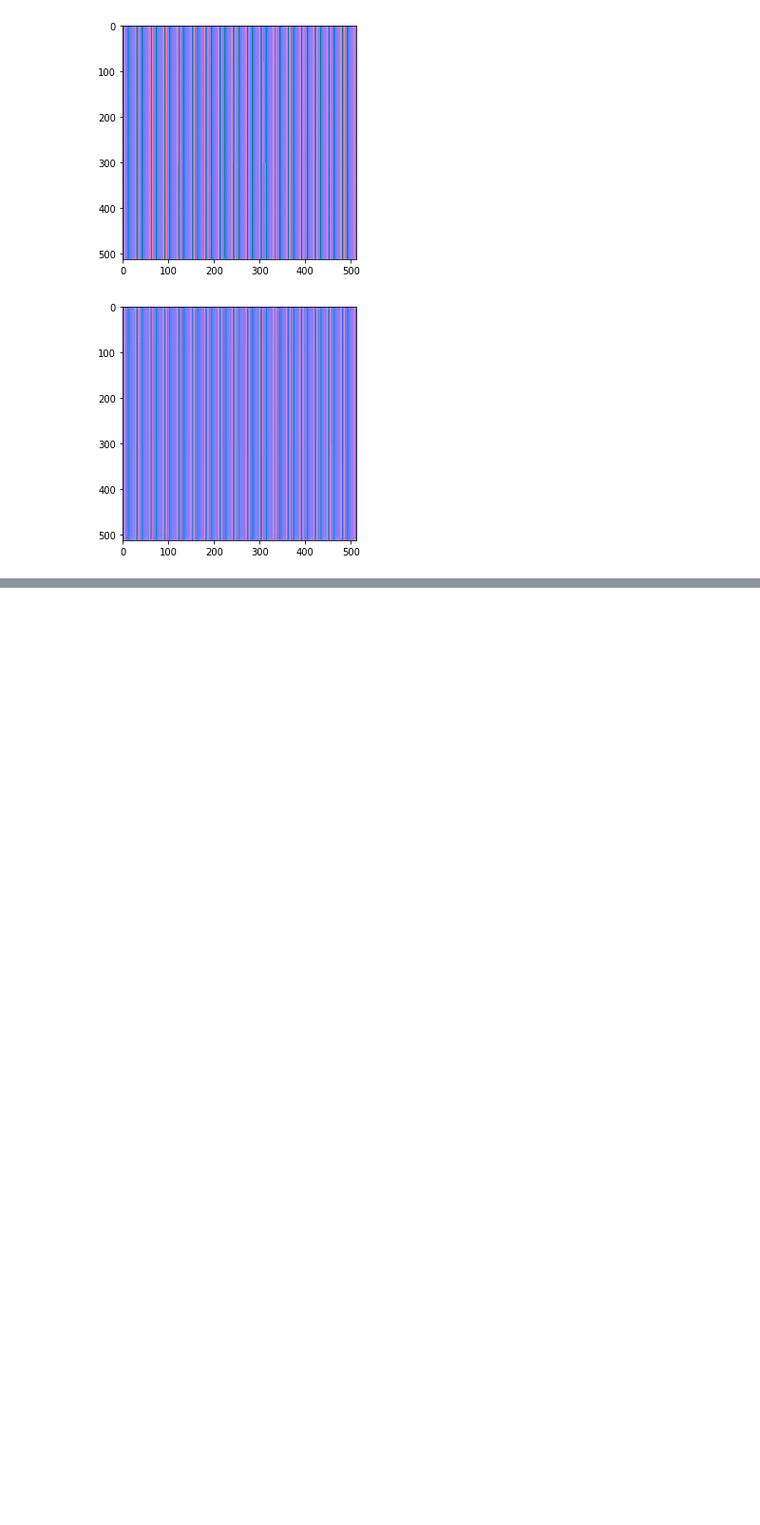
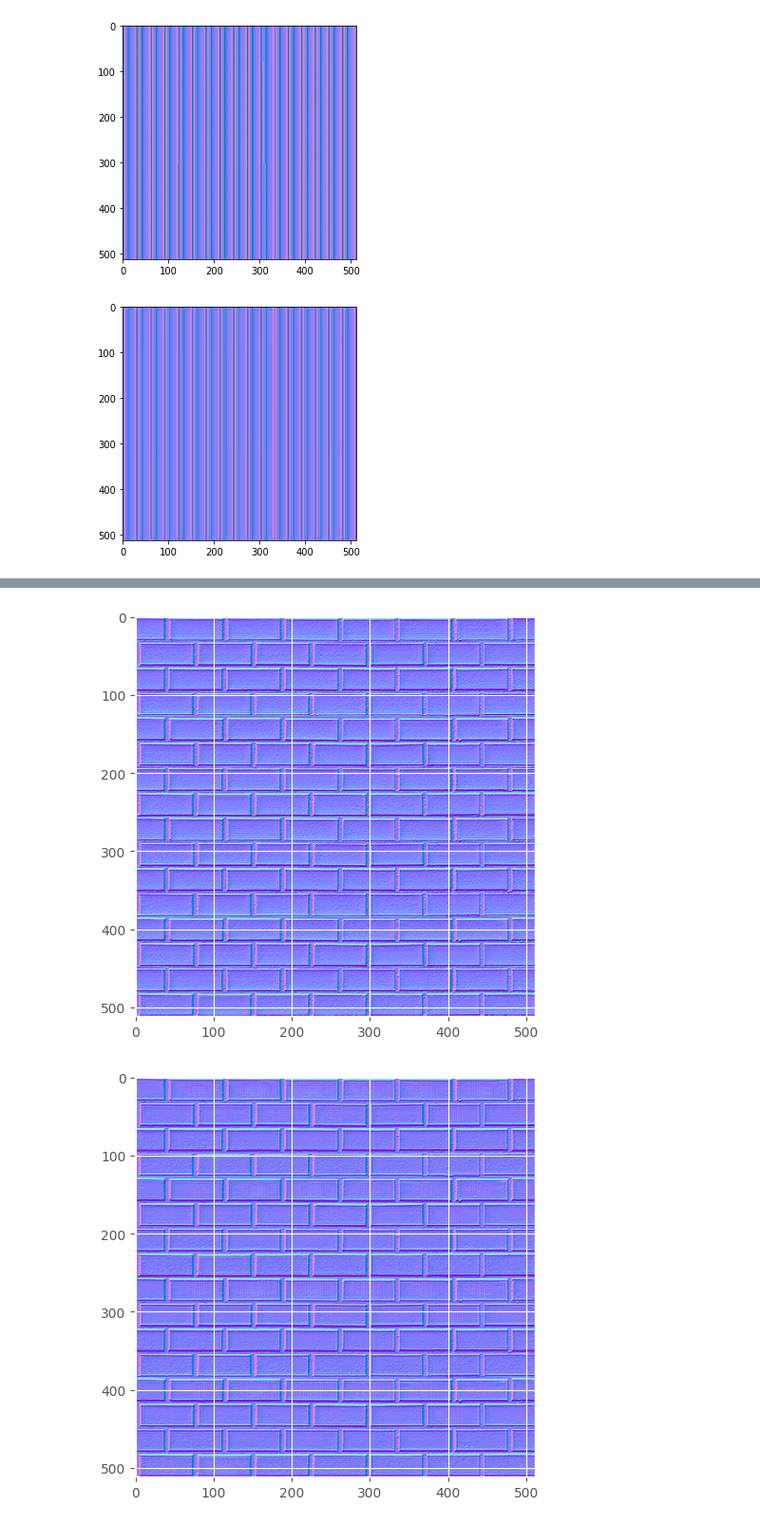
Before and after one commit to newohrim/normal-maps-generation, a Jupyter notebook: collab/NormalGen_Test.ipynb, the cells around one changed output, grey strips where cells are left out. Shown at 95% size. Drawn from its saved outputs; the diff is of its cells as text; code cells hidden in the pictures; blank space fills up the shorter version.

```diff
--- a/collab/NormalGen_Test.ipynb
+++ b/collab/NormalGen_Test.ipynb
@@ -204,0 +393,12 @@ temp = test_net_with_random_image_i(0)
+# %%
+def test_unet_with_random_image():
+    idx = int(np.random.rand(1)*len(color_test_set))
+    y_legit = skimage.img_as_float(normal_test_set[idx]).reshape(1,img_size,img_size,3)
+    y_fake = model.predict(skimage.img_as_float(color_test_set[idx]).reshape(1,img_size,img_size,3))
+    skimage.io.imshow(skimage.img_as_ubyte(y_legit).reshape(img_size,img_size,3))
+    plt.show()
+    skimage.io.imshow(skimage.img_as_ubyte(y_fake).reshape(img_size,img_size,3))
+    plt.show()
+# %%
+test_unet_with_random_image()
+# %% [output]
@@ -204,0 +406,2 @@ temp = test_net_with_random_image_i(0)
+[figure, added]
+[figure, added]
```
Also changed, not shown: parts of 15 cells of this notebook, 5 other files.
